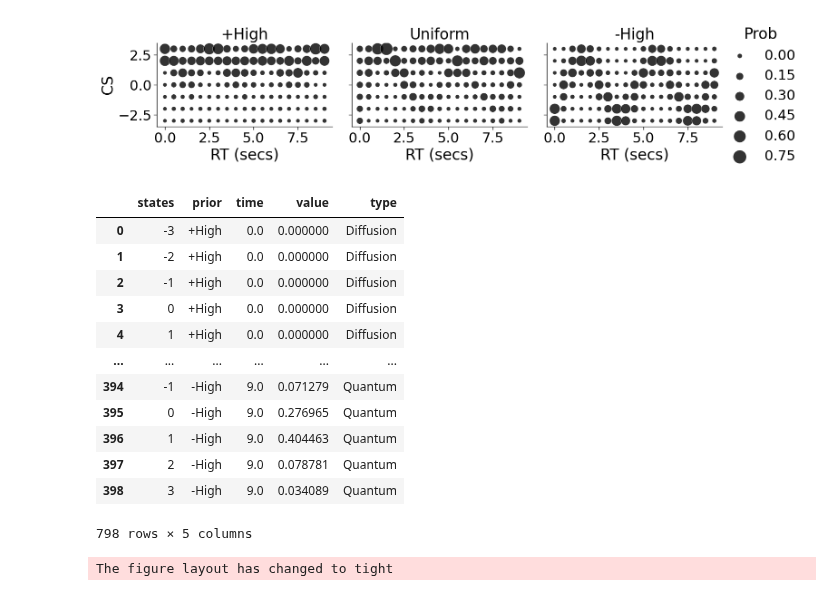
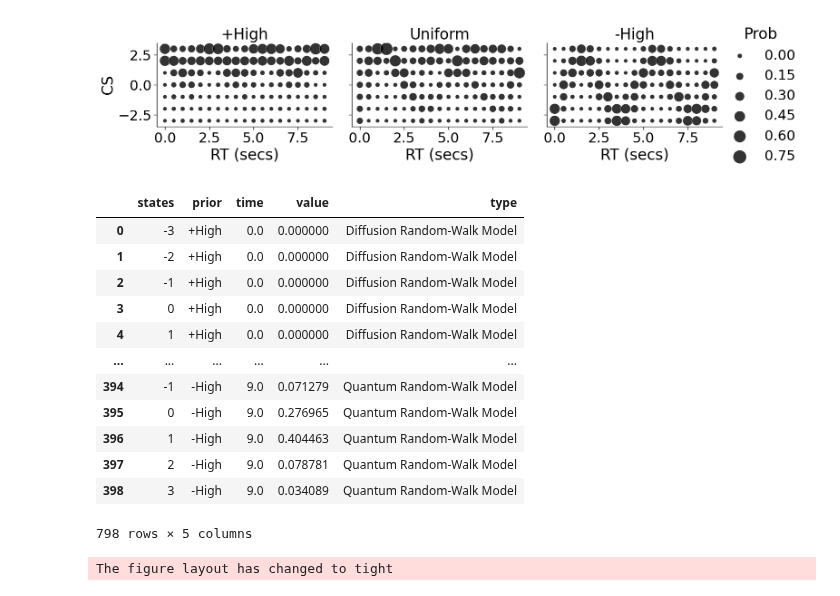
Before and after one commit to rkmalaiya/stochastic_cognitive_dynamics, a Jupyter notebook: poc/Diffusion_vs_Quantum.ipynb, the cells around one changed output. Saved outputs shown, nothing was run; the diff lists cells and outputs as text; code cells hidden in the pictures.

```diff
--- a/poc/Diffusion_vs_Quantum.ipynb
+++ b/poc/Diffusion_vs_Quantum.ipynb
@@ -255,21 +255,21 @@ with sns.plotting_context(font_scale=2.5):
 The figure layout has changed to tight
 [figure]
 # %%
-df_plot = pd.concat([df_markov_plot.assign(type="Diffusion"), df_quantum_plot.assign(type="Quantum")])
+df_plot = pd.concat([df_markov_plot.assign(type="Diffusion Random-Walk Model"), df_quantum_plot.assign(type="Quantum Random-Walk Model")])
 df_plot
 # %% [output]
 |  | states | prior | time | value | type |
-| 0 | -3 | +High | 0.0 | 0.000000 | Diffusion |
-| 1 | -2 | +High | 0.0 | 0.000000 | Diffusion |
-| 2 | -1 | +High | 0.0 | 0.000000 | Diffusion |
-| 3 | 0 | +High | 0.0 | 0.000000 | Diffusion |
-| 4 | 1 | +High | 0.0 | 0.000000 | Diffusion |
+| 0 | -3 | +High | 0.0 | 0.000000 | Diffusion Random-Walk Model |
+| 1 | -2 | +High | 0.0 | 0.000000 | Diffusion Random-Walk Model |
+| 2 | -1 | +High | 0.0 | 0.000000 | Diffusion Random-Walk Model |
+| 3 | 0 | +High | 0.0 | 0.000000 | Diffusion Random-Walk Model |
+| 4 | 1 | +High | 0.0 | 0.000000 | Diffusion Random-Walk Model |
 | ... | ... | ... | ... | ... | ... |
-| 394 | -1 | -High | 9.0 | 0.071279 | Quantum |
-| 395 | 0 | -High | 9.0 | 0.276965 | Quantum |
-| 396 | 1 | -High | 9.0 | 0.404463 | Quantum |
-| 397 | 2 | -High | 9.0 | 0.078781 | Quantum |
-| 398 | 3 | -High | 9.0 | 0.034089 | Quantum |
+| 394 | -1 | -High | 9.0 | 0.071279 | Quantum Random-Walk Model |
+| 395 | 0 | -High | 9.0 | 0.276965 | Quantum Random-Walk Model |
+| 396 | 1 | -High | 9.0 | 0.404463 | Quantum Random-Walk Model |
+| 397 | 2 | -High | 9.0 | 0.078781 | Quantum Random-Walk Model |
+| 398 | 3 | -High | 9.0 | 0.034089 | Quantum Random-Walk Model |
 798 rows × 5 columns
 # %%
 with sns.plotting_context(font_scale=1):
```
Also changed, not shown: parts of 3 cells of this notebook, 1 other file.
